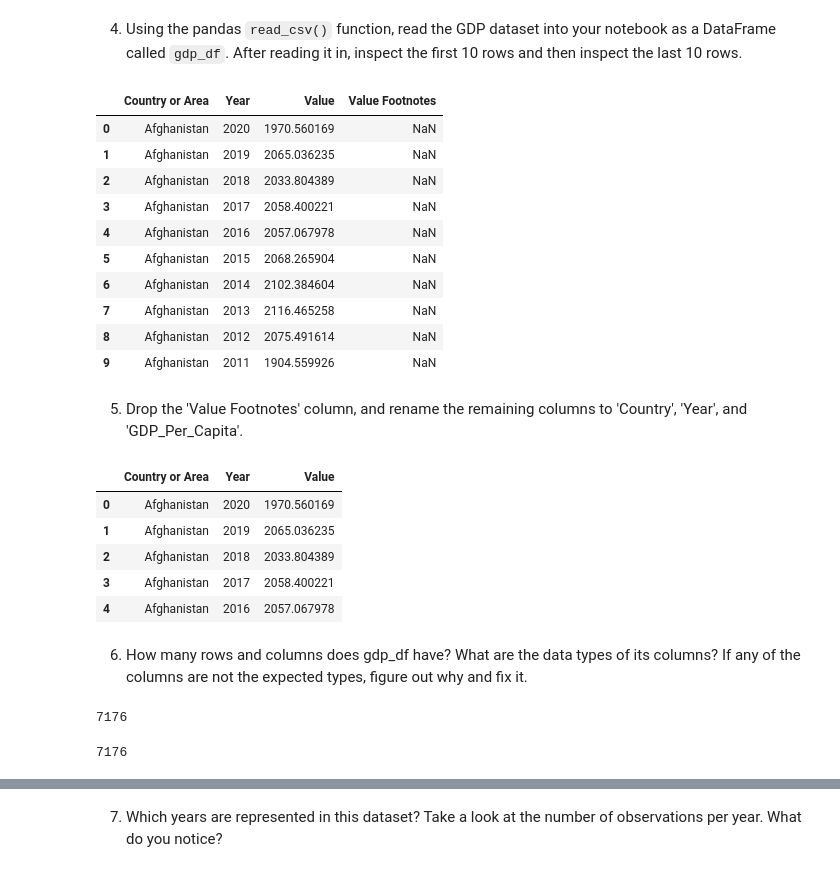
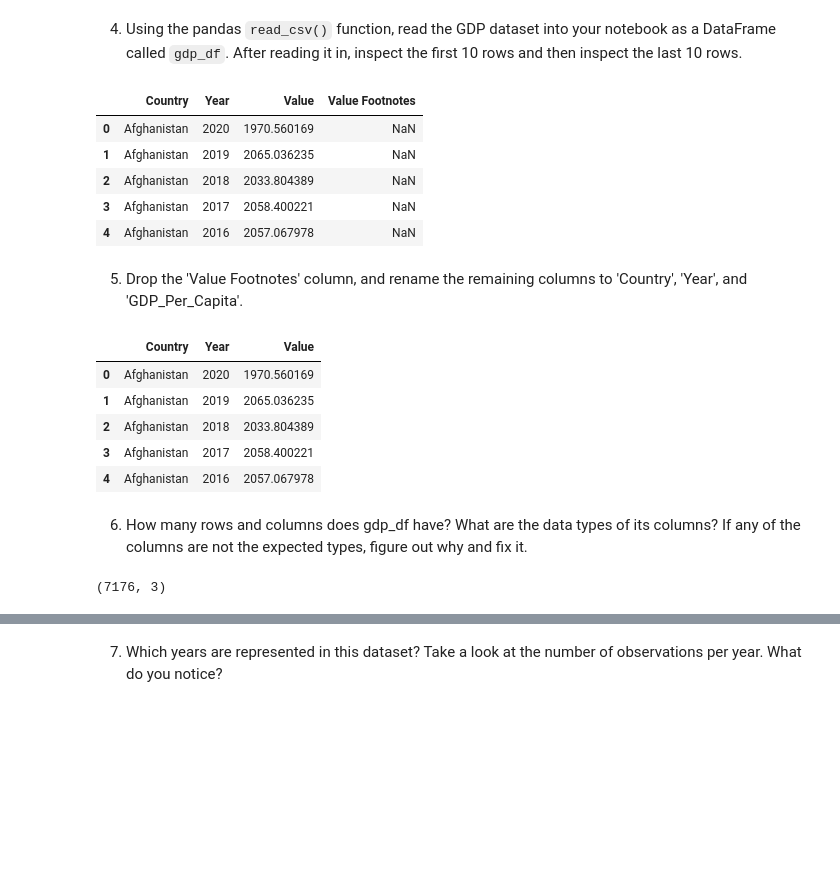
Before and after one commit to nss-data-science-cohort-7/un-exploration-JEFFDAVISJR, a Jupyter notebook: notebooks/UN_Data_Exploration.ipynb, the cells around one changed output, grey strips where cells are left out. Drawn from its saved outputs; the diff is of its cells as text; code cells hidden in the pictures; blank space fills up the shorter version.

```diff
--- a/notebooks/UN_Data_Exploration.ipynb
+++ b/notebooks/UN_Data_Exploration.ipynb
@@ -25,26 +25,22 @@ import seaborn as sns
 4.	Using the pandas `read_csv()` function, read the GDP dataset into your notebook as a DataFrame called `gdp_df`. After reading it in, inspect the first 10 rows and then inspect the last 10 rows.
 # %%
 gdp = pd.read_csv('../data/gdp_per_capita.csv')
-gdp.head(10)
+gdp.rename(columns={"Country or Area": "Country"}, inplace=True)
+gdp.head()
 # %% [output]
-|  | Country or Area | Year | Value | Value Footnotes |
+|  | Country | Year | Value | Value Footnotes |
 | 0 | Afghanistan | 2020 | 1970.560169 | NaN |
 | 1 | Afghanistan | 2019 | 2065.036235 | NaN |
 | 2 | Afghanistan | 2018 | 2033.804389 | NaN |
 | 3 | Afghanistan | 2017 | 2058.400221 | NaN |
 | 4 | Afghanistan | 2016 | 2057.067978 | NaN |
-| 5 | Afghanistan | 2015 | 2068.265904 | NaN |
-| 6 | Afghanistan | 2014 | 2102.384604 | NaN |
-| 7 | Afghanistan | 2013 | 2116.465258 | NaN |
-| 8 | Afghanistan | 2012 | 2075.491614 | NaN |
-| 9 | Afghanistan | 2011 | 1904.559926 | NaN |
 # %% [markdown]
 5. Drop the 'Value Footnotes' column, and rename the remaining columns to 'Country', 'Year', and 'GDP_Per_Capita'.
 # %%
 gdp.drop(columns=['Value Footnotes'], axis = 1, inplace=True)
 gdp.head()
 # %% [output]
-|  | Country or Area | Year | Value |
+|  | Country | Year | Value |
 | 0 | Afghanistan | 2020 | 1970.560169 |
 | 1 | Afghanistan | 2019 | 2065.036235 |
 | 2 | Afghanistan | 2018 | 2033.804389 |
@@ -53,11 +49,6 @@ gdp.head()
 # %% [markdown]
 6. How many rows and columns does gdp_df have? What are the data types of its columns? If any of the columns are not the expected types, figure out why and fix it.
 # %%
-gdp.shape[0]
+gdp.shape
 # %% [output]
-7176
+(7176, 3)
-# %%
-len(gdp.index)
-#gdp.index
-# %% [output]
-7176
```
Also changed, not shown: parts of 21 cells of this notebook.
